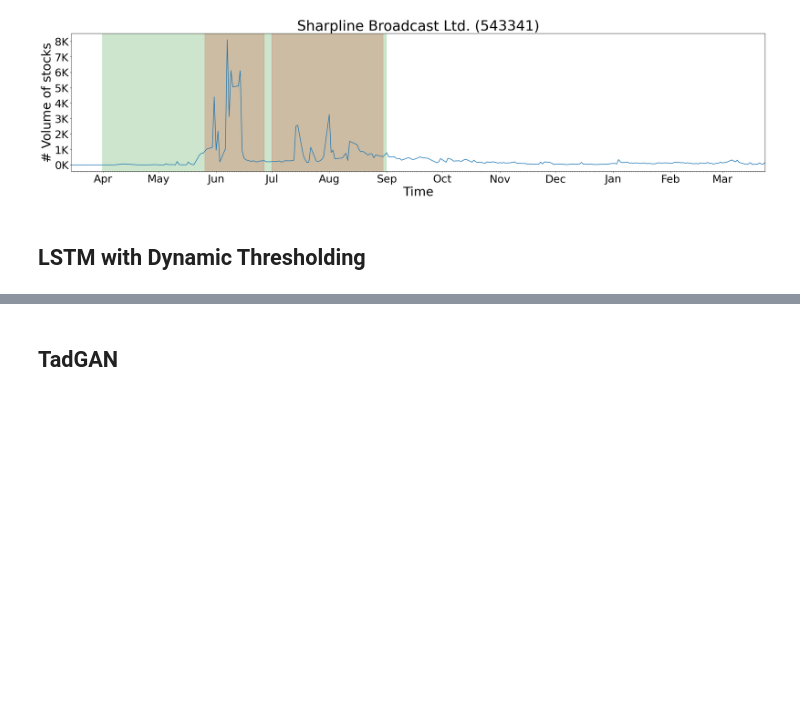
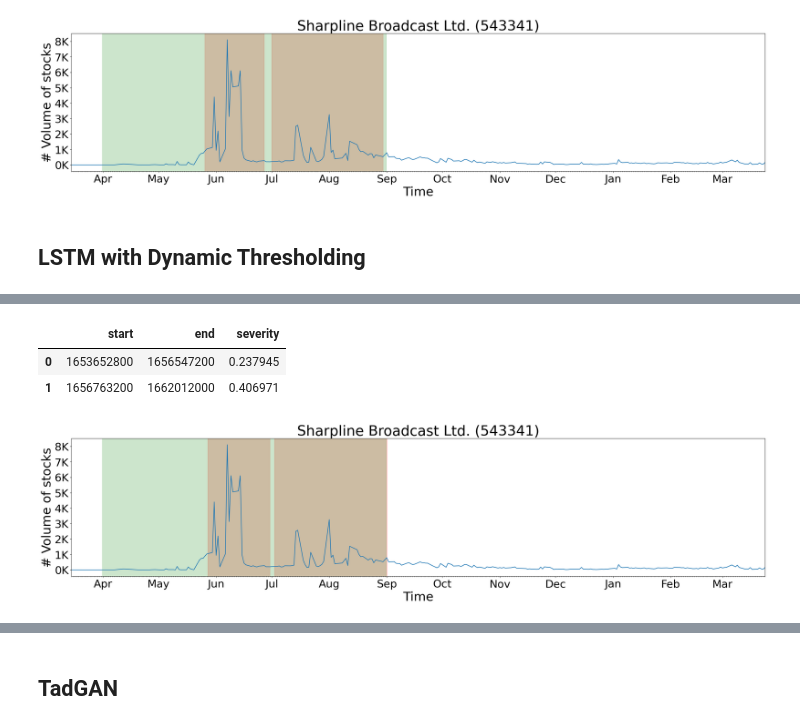
Before and after one commit to karnikkanojia/TadGAN-Research, a Jupyter notebook: main.ipynb, the cells around one changed output, grey strips where cells are left out. Saved outputs shown, nothing was run; the diff lists cells and outputs as text; code cells hidden in the pictures; blank space fills up the shorter version.

```diff
--- a/main.ipynb
+++ b/main.ipynb
@@ -196,6 +219,6 @@ orion = Orion(
     hyperparameters=hyperparameters
 )
 # %%
-anomalies = orion.fit(data)
+anomalies = orion.fit_detect(data)
 # %% [output]
 Epoch 1/5
@@ -211,4 +235,10 @@ Epoch 5/5
 # %%
 anomalies
+# %% [output]
+|  | start | end | severity |
+| 0 | 1653652800 | 1656547200 | 0.237945 |
+| 1 | 1656763200 | 1662012000 | 0.406971 |
 # %%
-plot(data, [anomalies, known_anomalies])
+plot(data, 'Sharpline Broadcast Ltd. (543341)', anomalies=[anomalies, known_anomalies])
+# %% [output]
+[figure, added]
```
Also changed, not shown: parts of 17 cells of this notebook.
